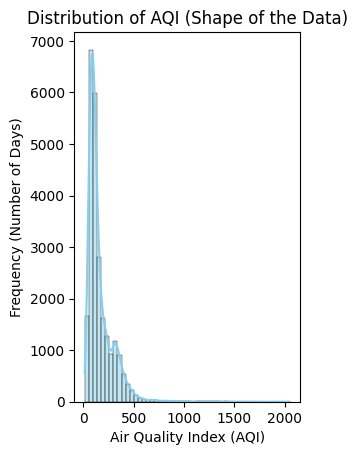
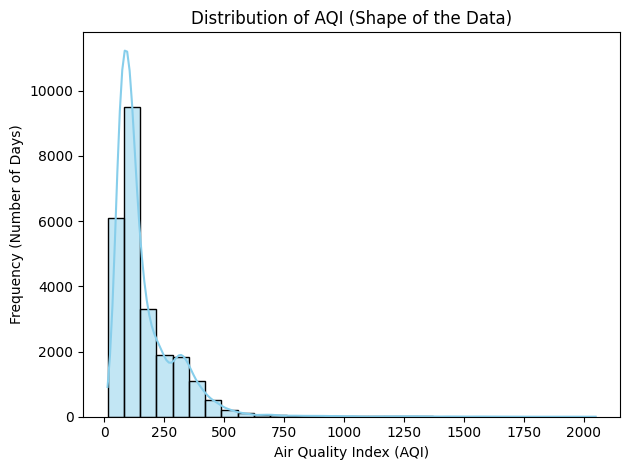
The notebook cell's code change between the first figure and the second:
--- before
+++ after
@@ -1,6 +1,6 @@
 # Plot 1: Histogram
-plt.subplot(1, 2, 1)
-sns.histplot(city_clean['AQI'].dropna(), bins=50, kde=True, color='skyblue')
+sns.histplot(city_clean['AQI'].dropna(), bins=30, kde=True, color='skyblue')
 plt.title('Distribution of AQI (Shape of the Data)')
 plt.xlabel('Air Quality Index (AQI)')
 plt.ylabel('Frequency (Number of Days)')
+plt.tight_layout()

Commit: add: Deetecting and Quantifying IQR method has been done